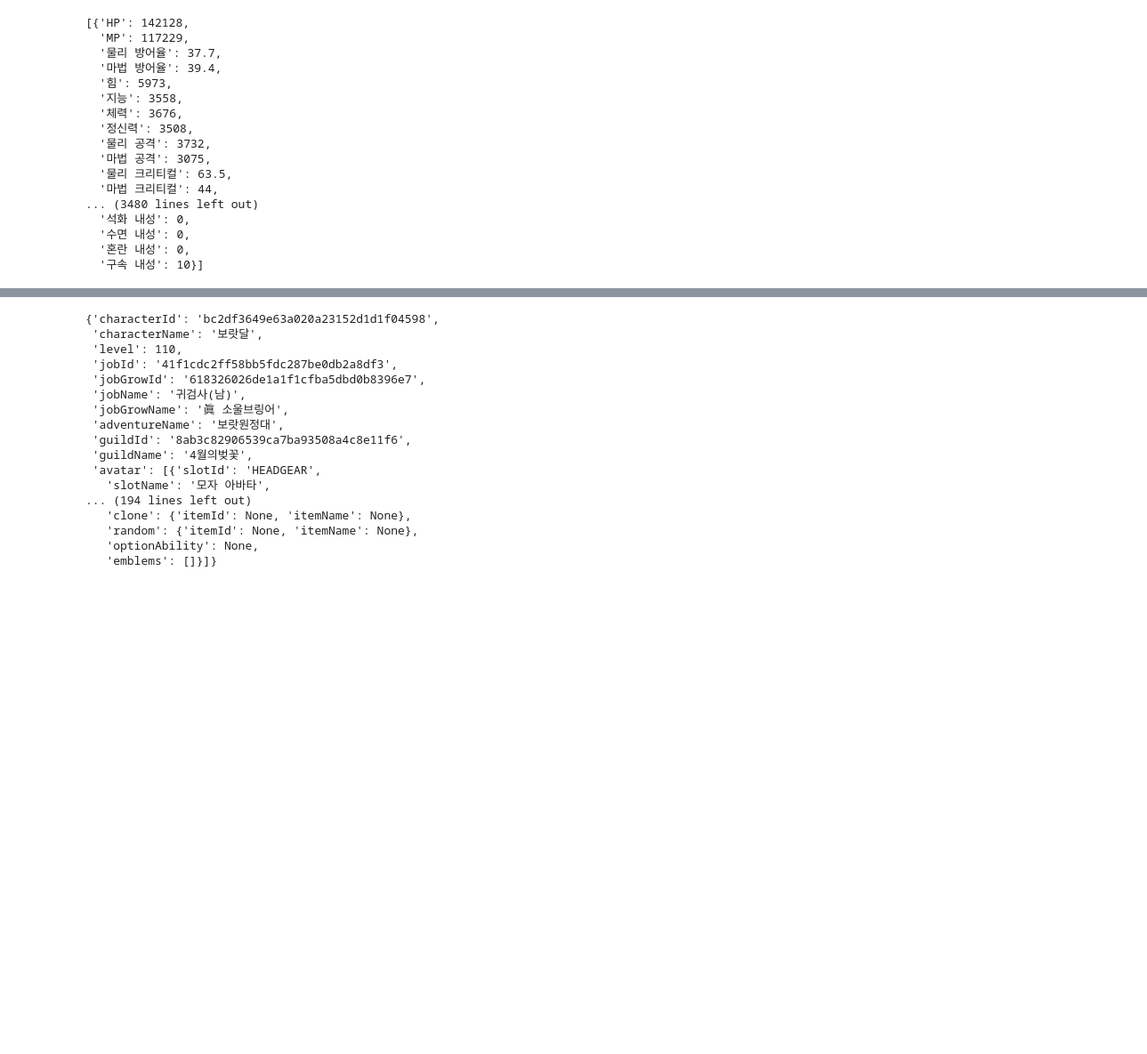
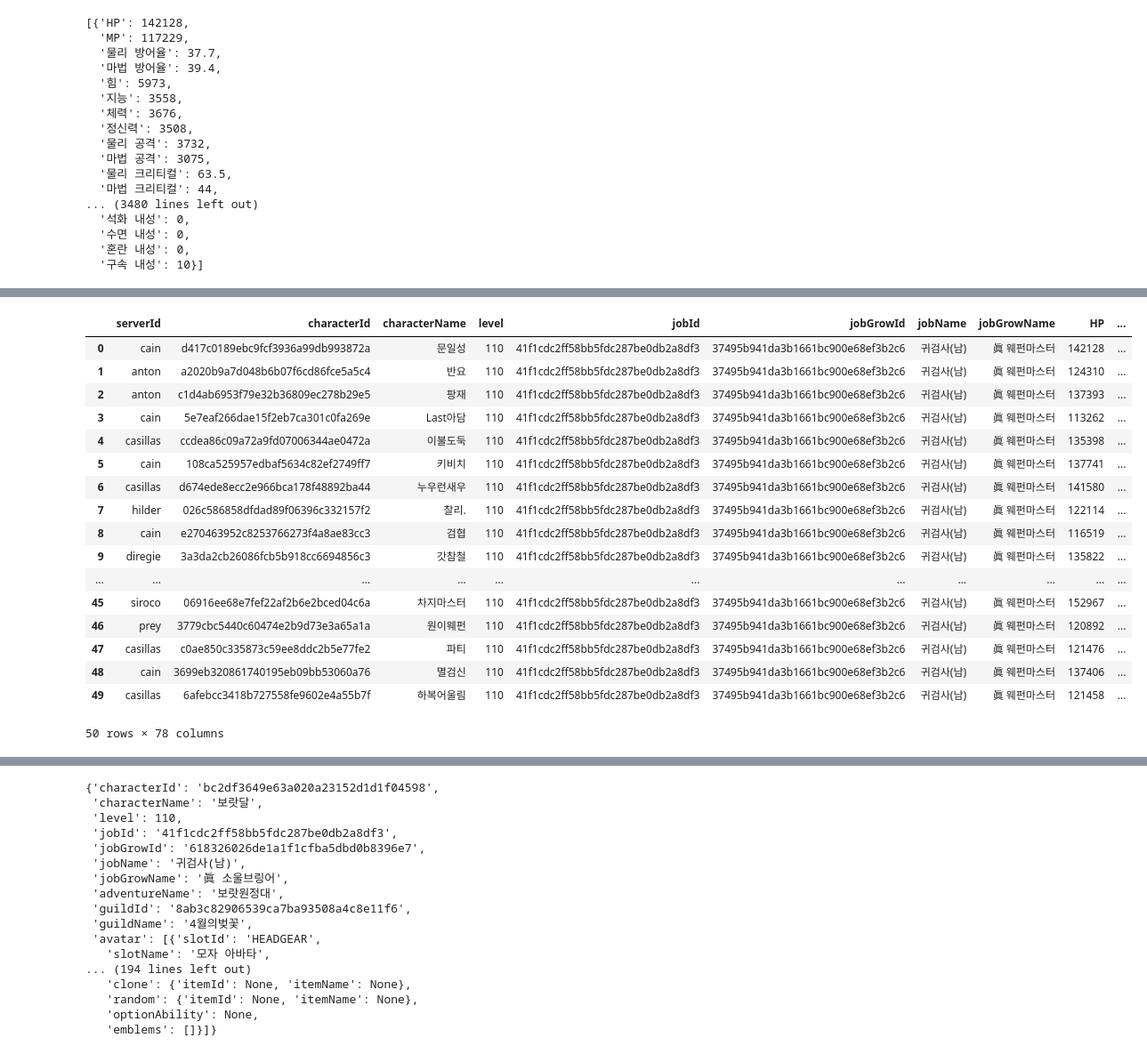
Before and after one commit to nbac406/dundam, a Jupyter notebook: 230509_Neople_api.ipynb, the cells around one changed output, grey strips where cells are left out. Shown at 89% size. Drawn from its saved outputs; the diff is of its cells as text; code cells hidden in the pictures; blank space fills up the shorter version.

```diff
--- a/230509_Neople_api.ipynb
+++ b/230509_Neople_api.ipynb
@@ -633,0 +453,21 @@ df.transpose()
+# %%
+pd.read_csv("./wepon_test.csv")
+# %% [output]
+|  | serverId | characterId | characterName | level | jobId | jobGrowId | jobName | jobGrowName | HP | ... |
+| 0 | cain | d417c0189ebc9fcf3936a99db993872a | 문일성 | 110 | 41f1cdc2ff58bb5fdc287be0db2a8df3 | 37495b941da3b1661bc900e68ef3b2c6 | 귀검사(남) | 眞 웨펀마스터 | 142128 | ... |
+| 1 | anton | a2020b9a7d048b6b07f6cd86fce5a5c4 | 반요 | 110 | 41f1cdc2ff58bb5fdc287be0db2a8df3 | 37495b941da3b1661bc900e68ef3b2c6 | 귀검사(남) | 眞 웨펀마스터 | 124310 | ... |
+| 2 | anton | c1d4ab6953f79e32b36809ec278b29e5 | 팡재 | 110 | 41f1cdc2ff58bb5fdc287be0db2a8df3 | 37495b941da3b1661bc900e68ef3b2c6 | 귀검사(남) | 眞 웨펀마스터 | 137393 | ... |
+| 3 | cain | 5e7eaf266dae15f2eb7ca301c0fa269e | Last아담 | 110 | 41f1cdc2ff58bb5fdc287be0db2a8df3 | 37495b941da3b1661bc900e68ef3b2c6 | 귀검사(남) | 眞 웨펀마스터 | 113262 | ... |
+| 4 | casillas | ccdea86c09a72a9fd07006344ae0472a | 이불도둑 | 110 | 41f1cdc2ff58bb5fdc287be0db2a8df3 | 37495b941da3b1661bc900e68ef3b2c6 | 귀검사(남) | 眞 웨펀마스터 | 135398 | ... |
+| 5 | cain | 108ca525957edbaf5634c82ef2749ff7 | 키비치 | 110 | 41f1cdc2ff58bb5fdc287be0db2a8df3 | 37495b941da3b1661bc900e68ef3b2c6 | 귀검사(남) | 眞 웨펀마스터 | 137741 | ... |
+| 6 | casillas | d674ede8ecc2e966bca178f48892ba44 | 누우런새우 | 110 | 41f1cdc2ff58bb5fdc287be0db2a8df3 | 37495b941da3b1661bc900e68ef3b2c6 | 귀검사(남) | 眞 웨펀마스터 | 141580 | ... |
+| 7 | hilder | 026c586858dfdad89f06396c332157f2 | 찰리. | 110 | 41f1cdc2ff58bb5fdc287be0db2a8df3 | 37495b941da3b1661bc900e68ef3b2c6 | 귀검사(남) | 眞 웨펀마스터 | 122114 | ... |
+| 8 | cain | e270463952c8253766273f4a8ae83cc3 | 검협 | 110 | 41f1cdc2ff58bb5fdc287be0db2a8df3 | 37495b941da3b1661bc900e68ef3b2c6 | 귀검사(남) | 眞 웨펀마스터 | 116519 | ... |
+| 9 | diregie | 3a3da2cb26086fcb5b918cc6694856c3 | 갓참철 | 110 | 41f1cdc2ff58bb5fdc287be0db2a8df3 | 37495b941da3b1661bc900e68ef3b2c6 | 귀검사(남) | 眞 웨펀마스터 | 135822 | ... |
+| ... | ... | ... | ... | ... | ... | ... | ... | ... | ... | ... |
+| 45 | siroco | 06916ee68e7fef22af2b6e2bced04c6a | 차지마스터 | 110 | 41f1cdc2ff58bb5fdc287be0db2a8df3 | 37495b941da3b1661bc900e68ef3b2c6 | 귀검사(남) | 眞 웨펀마스터 | 152967 | ... |
+| 46 | prey | 3779cbc5440c60474e2b9d73e3a65a1a | 원이웨펀 | 110 | 41f1cdc2ff58bb5fdc287be0db2a8df3 | 37495b941da3b1661bc900e68ef3b2c6 | 귀검사(남) | 眞 웨펀마스터 | 120892 | ... |
+| 47 | casillas | c0ae850c335873c59ee8ddc2b5e77fe2 | 파티 | 110 | 41f1cdc2ff58bb5fdc287be0db2a8df3 | 37495b941da3b1661bc900e68ef3b2c6 | 귀검사(남) | 眞 웨펀마스터 | 121476 | ... |
+| 48 | cain | 3699eb320861740195eb09bb53060a76 | 멸검신 | 110 | 41f1cdc2ff58bb5fdc287be0db2a8df3 | 37495b941da3b1661bc900e68ef3b2c6 | 귀검사(남) | 眞 웨펀마스터 | 137406 | ... |
+| 49 | casillas | 6afebcc3418b727558fe9602e4a55b7f | 하복어울림 | 110 | 41f1cdc2ff58bb5fdc287be0db2a8df3 | 37495b941da3b1661bc900e68ef3b2c6 | 귀검사(남) | 眞 웨펀마스터 | 121458 | ... |
+50 rows × 78 columns
```
Also changed, not shown: parts of 45 cells of this notebook.
